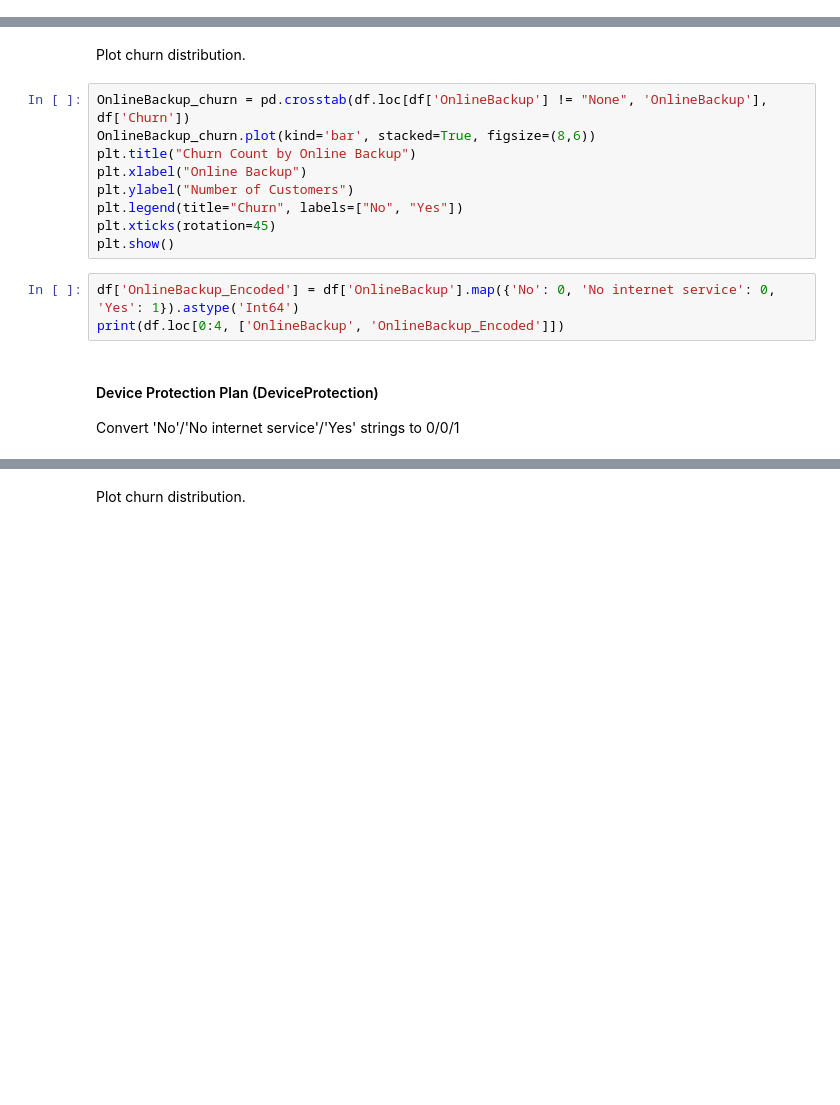
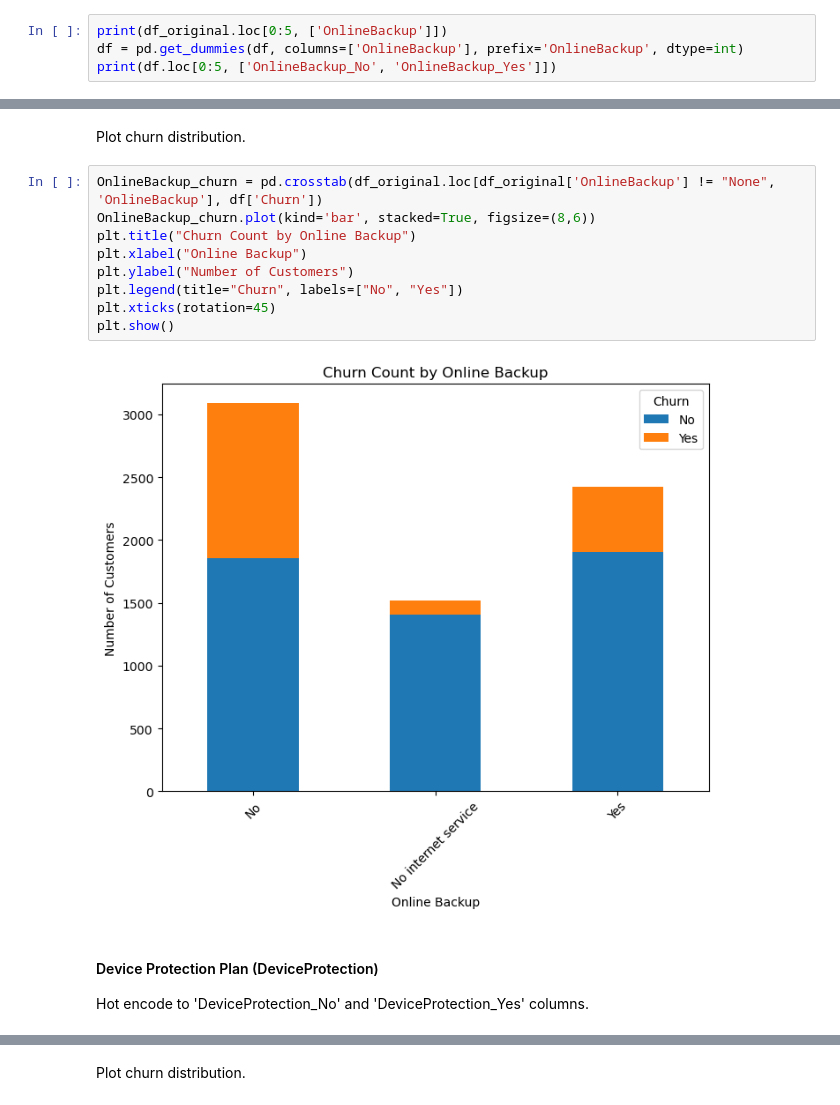
Before and after one commit to kushnertodd/telco-customer-churn, a Jupyter notebook: telco-customer-churn.ipynb, the cells around one changed output, grey strips where cells are left out. Saved outputs shown, nothing was run; the diff lists cells and outputs as text; blank space fills up the shorter version.

```diff
--- a/telco-customer-churn.ipynb
+++ b/telco-customer-churn.ipynb
@@ -653,0 +728,4 @@ Convert 'No'/'No internet service'/'Yes' strings to 0/0/1
+# %%
+print(df_original.loc[0:5, ['OnlineBackup']])
+df = pd.get_dummies(df, columns=['OnlineBackup'], prefix='OnlineBackup', dtype=int)
+print(df.loc[0:5, ['OnlineBackup_No', 'OnlineBackup_Yes']])
@@ -654,17 +747,16 @@ Convert 'No'/'No internet service'/'Yes' strings to 0/0/1
 # %% [markdown]
 Plot churn distribution.
 # %%
-OnlineBackup_churn = pd.crosstab(df.loc[df['OnlineBackup'] != "None", 'OnlineBackup'], df['Churn'])
+OnlineBackup_churn = pd.crosstab(df_original.loc[df_original['OnlineBackup'] != "None", 'OnlineBackup'], df['Churn'])
 OnlineBackup_churn.plot(kind='bar', stacked=True, figsize=(8,6))
 plt.title("Churn Count by Online Backup")
 plt.xlabel("Online Backup")
 plt.ylabel("Number of Customers")
 plt.legend(title="Churn", labels=["No", "Yes"])
 plt.xticks(rotation=45)
 plt.show()
+# %% [output]
+[figure, added]
-# %%
-df['OnlineBackup_Encoded'] = df['OnlineBackup'].map({'No': 0, 'No internet service': 0, 'Yes': 1}).astype('Int64')
-print(df.loc[0:4, ['OnlineBackup', 'OnlineBackup_Encoded']])
 # %% [markdown]
 #### Device Protection Plan (DeviceProtection)
-Convert 'No'/'No internet service'/'Yes' strings to 0/0/1
+Hot encode to 'DeviceProtection_No' and 'DeviceProtection_Yes' columns.
```
Also changed, not shown: parts of 56 cells of this notebook.
